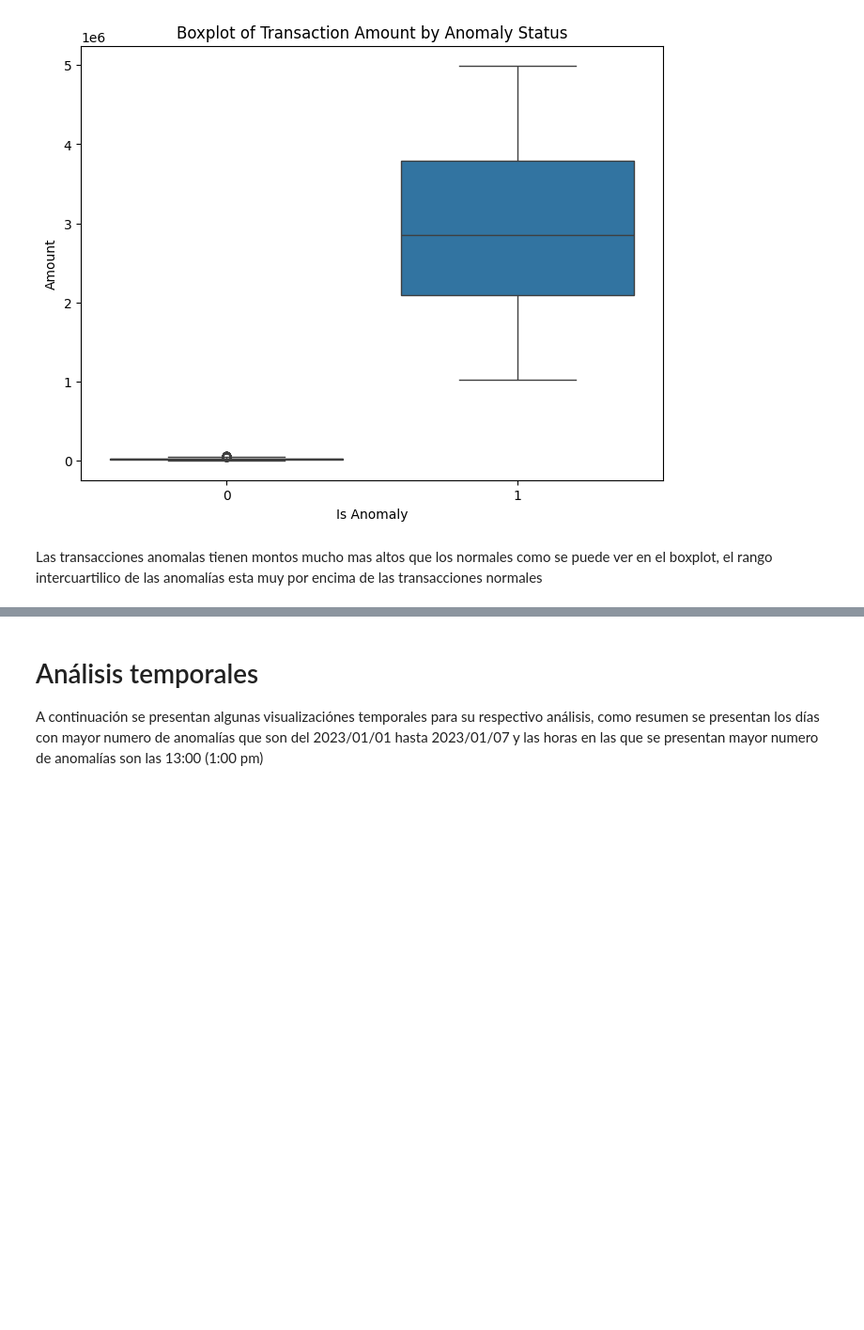
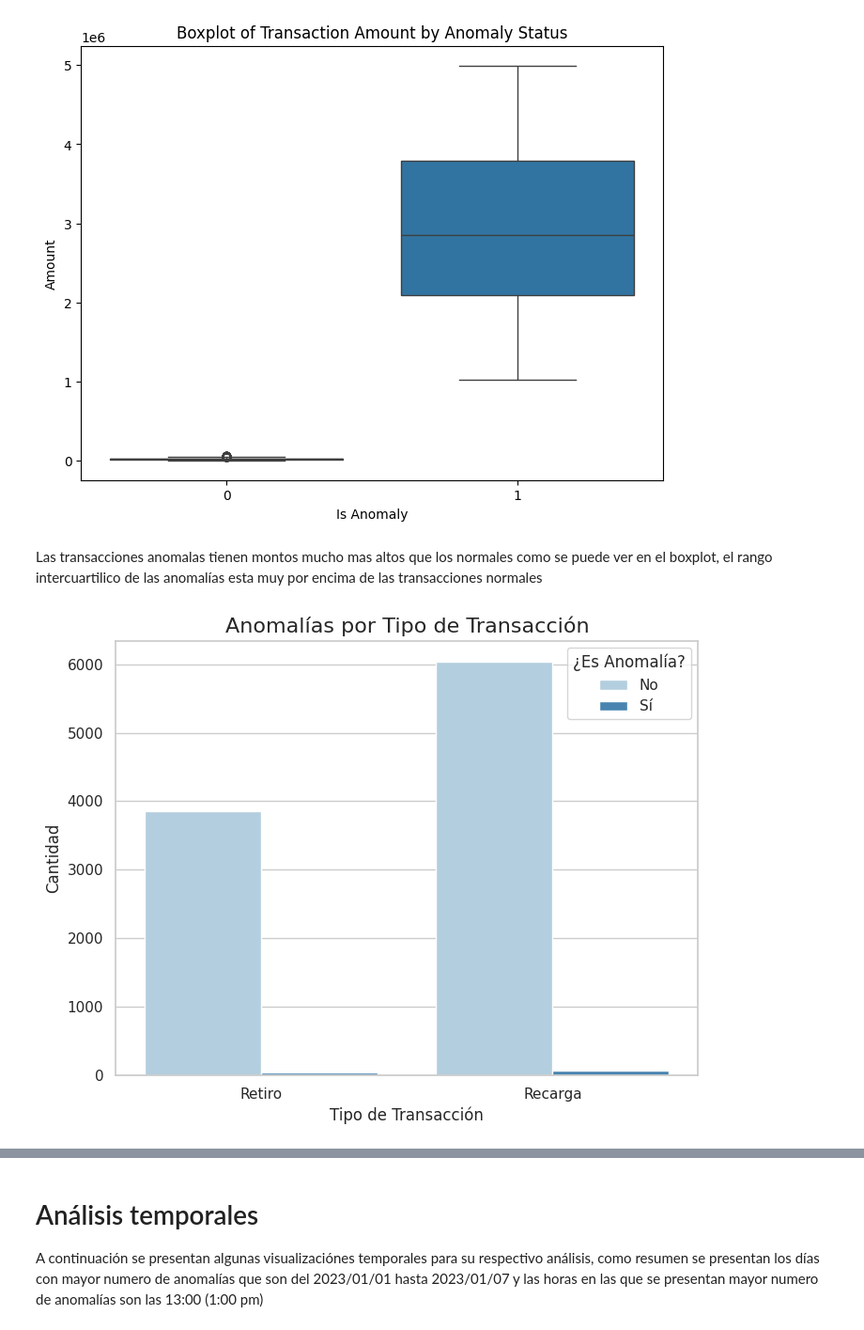
Before and after one commit to Diegojpc/Anomaly_detector, a Jupyter notebook: EDA.ipynb, the cells around one changed output, grey strips where cells are left out. Shown: that part at 94% size. Saved outputs shown, nothing was run; the diff lists cells and outputs as text; code cells hidden in the pictures; blank space fills up the shorter version.

```diff
--- a/EDA.ipynb
+++ b/EDA.ipynb
@@ -101,3 +101,33 @@ plt.show()
 [figure]
 # %% [markdown]
 Las transacciones anomalas tienen montos mucho mas altos que los normales como se puede ver en el boxplot, el rango intercuartilico de las anomalías esta muy por encima de las transacciones normales
+# %%
+# Característica de tipo de transacción
+df['type_recarga'] = (df['transaction_type'] == 'recarga').astype(int)
+
+# Características de consistencia del balance
+recarga_mask = df['type_recarga'] == 1
+retiro_mask = df['type_recarga'] == 0
+
+expected_balance = df['balance_before'].copy()
+expected_balance[recarga_mask] += df['amount'][recarga_mask]
+expected_balance[retiro_mask] -= df['amount'][retiro_mask]
+
+df['balance_diff_error'] = abs(df['balance_after'] - expected_balance)
+
+# Característica de sobregiro
+df['is_overdraft'] = (df['balance_after'] < 0).astype(int)
+# %%
+sns.set_theme(style="whitegrid")
+
+# 1. Gráfico para 'type_recarga' vs 'is_anomaly'
+plt.figure(figsize=(8, 6))
+sns.countplot(data=df, x='type_recarga', hue='is_anomaly', palette='Blues')
+plt.title('Anomalías por Tipo de Transacción', fontsize=16)
+plt.xlabel('Tipo de Transacción', fontsize=12)
+plt.ylabel('Cantidad', fontsize=12)
+plt.xticks([0, 1], ['Retiro', 'Recarga'])
+plt.legend(title='¿Es Anomalía?', labels=['No', 'Sí'])
+plt.show()
+# %% [output]
+[figure, added]
```
Also changed, not shown: parts of 9 cells of this notebook, 7 other files.
